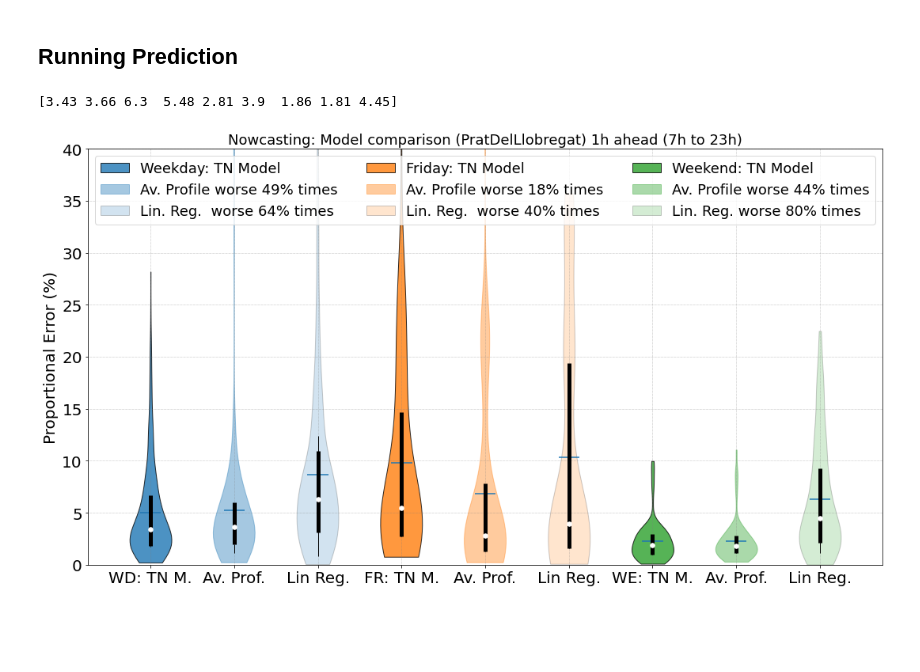
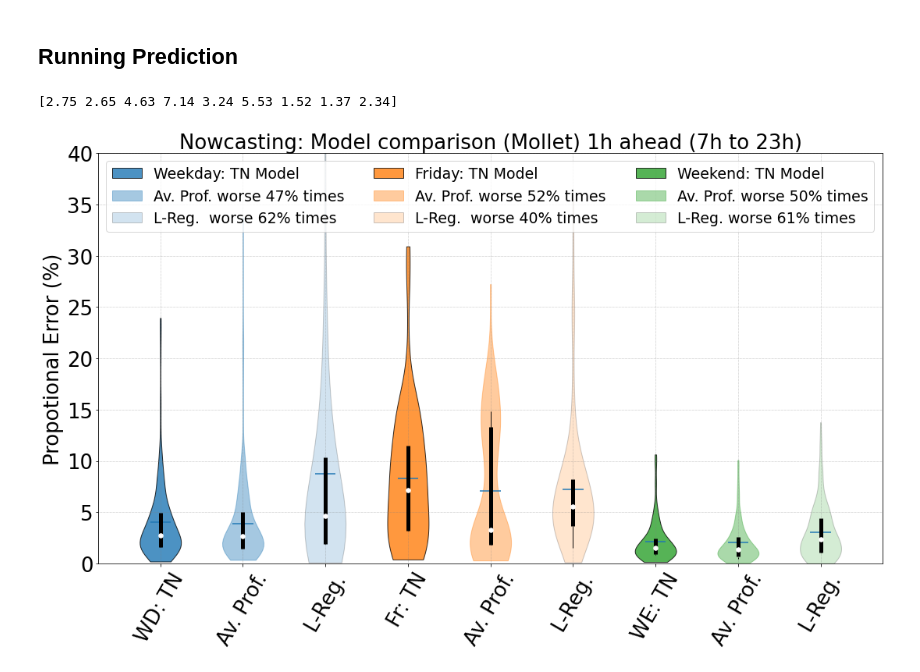
Before and after one commit to aig-upf/car-park, a Jupyter notebook: Normalized_allStations_regressionV3_Figure15.ipynb, the cells around one changed output. Drawn from its saved outputs; the diff is of its cells as text; code cells hidden in the pictures; blank space fills up the shorter version.

```diff
--- a/Normalized_allStations_regressionV3_Figure15.ipynb
+++ b/Normalized_allStations_regressionV3_Figure15.ipynb
@@ -17,7 +17,7 @@ df_column_name=['Parking Vilanova Renfe','Parking Sant Sadurní Renfe','Parking
               'Parking Quatre Camins','Cerdanyola Universitat Renfe','Parking Granollers Renfe',
                 'Parking Martorell FGC','Parking Mollet Renfe','Parking Sant Quirze FGC',
                'Parking Prat del Ll.']
-current_parking_ix=9
+current_parking_ix=7
 # problems on Weekend with 2 SantBoi, 4 Cerdanyola,
 # bad data: 6 Martorell, 8 SantQuirze DO NOT USE
 #good 0 Vilanova, 1 SantSadurni, 3 QuatreCamins, 5 Granollers, 7 Mollet, 9 PratDelLlobregat
@@ -491,7 +491,9 @@ proto_running_error_wd=proto_running_errorNOW_wd[0]
 proto_running_error_fr=proto_running_errorNOW_fr[0]
 proto_running_error_we=proto_running_errorNOW_we[0]
 # %%
-fsize=18
+#fsize=18
+fsizeFig14L=26
+fsizeFig14S=19
 data = [tn_running_error_wd.flatten(),proto_running_error_wd.flatten(),reg_running_error_wd.flatten()*100,
         tn_running_error_fr.flatten(),proto_running_error_fr.flatten(),reg_running_error_fr.flatten()*100,
         tn_running_error_we.flatten(),proto_running_error_we.flatten(),reg_running_error_we.flatten()*100]
@@ -507,7 +509,7 @@ fig, ax2 = plt.subplots(nrows=1, ncols=1, figsize=(18,10), sharey=True)
 
 #ax2.set_title("Avearge proportional Nowcasting Error ("+ current_parking+') 1h ahead', fontsize=fsize)
 ax2.set_title("Nowcasting: Model comparison ("+ current_parking+') 1h ahead ('+str(starting_hour)
-              + 'h to '+ str(ending_hour) +'h)', fontsize=fsize)
+              + 'h to '+ str(ending_hour) +'h)', fontsize=fsizeFig14L)
 
 parts = ax2.violinplot(
         data, showmeans=True, showmedians=False,
@@ -570,47 +572,49 @@ regworseTN_we=sum(reg_running_error_we.flatten()*100>tn_running_error_we.flatten
 
 
 
 
 # set style for the axes
 #labels = ['WD: TN Model', 'WD: Av. Prof.','WD: Lin Reg.',
 #          'Fr: TN Model', 'Fr: Av. Prof.','Fr: Lin Reg.',
 #          'WE: TN Model', 'WE: Av. Prof.','WE: Lin Reg.']
-labels = ['WD: TN M.', 'Av. Prof.','Lin Reg.',
-          'FR: TN M.', 'Av. Prof.','Lin Reg.',
-          'WE: TN M.', 'Av. Prof.','Lin Reg.']
+labels = ['WD: TN', 'Av. Prof.','L-Reg.',
+          'Fr: TN', 'Av. Prof.','L-Reg.',
+          'WE: TN', 'Av. Prof.','L-Reg.']
 #for ax in [ax1, ax2]:
 set_axis_style(ax2, labels)
-#plt.xticks(rotation =60)
+plt.xticks(rotation =60)
 
 #ax2.legend(['Weekday: TN Model','Weekday: Prototype','Weekday: Regression',
 #            'Friday: TN Model','Friday: Prototype','Friday: Regression',
 #           'Weekend: TN Model','Weekend: Prototype','Weekend: Regression'], fontsize=fsize,ncol=3)
 
 ax2.legend(['Weekday: TN Model',
-            'Av. Profile worse ' +str(int(propworseTN_wd*100)) +'% times',
-            'Lin. Reg.  worse ' +str(int(regworseTN_wd*100)) +'% times',
+            'Av. Prof. worse ' +str(int(propworseTN_wd*100)) +'% times',
+            'L-Reg.  worse ' +str(int(regworseTN_wd*100)) +'% times',
             'Friday: TN Model',
-            'Av. Profile worse ' +str(int(propworseTN_fr*100)) +'% times',
-            'Lin. Reg.  worse ' +str(int(regworseTN_fr*100)) +'% times',
+            'Av. Prof. worse ' +str(int(propworseTN_fr*100)) +'% times',
+            'L-Reg.  worse ' +str(int(regworseTN_fr*100)) +'% times',
             'Weekend: TN Model',
-            'Av. Profile worse ' +str(int(propworseTN_we*100)) +'% times',
-            'Lin. Reg. worse ' +str(int(regworseTN_we*100)) +'% times'],
-           fontsize=fsize, loc='upper left',ncol=3)
+            'Av. Prof. worse ' +str(int(propworseTN_we*100)) +'% times',
+            'L-Reg. worse ' +str(int(regworseTN_we*100)) +'% times'],
+           fontsize=fsizeFig14S, loc='upper left',ncol=3)
 
 
 ax2.set_xlabel('')
-#ax2.tick_params(axis='y', labelsize=20)
+ax2.tick_params(axis='y', labelsize=fsizeFig14L)
+ax2.tick_params(axis='x', labelsize=fsizeFig14L)
+ax2.set_ylabel('Propotional Error (%)',fontsize=fsizeFig14L)
 if ax2.get_ylim()[1]>40 :
     plt.ylim([0,40])
 if current_parking_ix==0:
     plt.ylim([0,12])
 
 plt.subplots_adjust(bottom=0.15, wspace=0.05)
 plt.show()
 fig.savefig('RunningPredictionErrorREG_'+current_parking+'_violin_NOW1h.pdf',bbox_inches='tight');
 # %% [output]
-[3.43 3.66 6.3  5.48 2.81 3.9  1.86 1.81 4.45]
+[2.75 2.65 4.63 7.14 3.24 5.53 1.52 1.37 2.34]
-[figure, old version]
+[figure, new version]
 # %%
 m_row_runPred=[current_parking,'meanE_tn'] + pred_error_array[0,].tolist()
 s_row_runPred=[current_parking,'mStdvE_tn'] + pred_error_array_stdv[0,].tolist()
```
Also changed, not shown: parts of 9 cells of this notebook, 1 other file.
